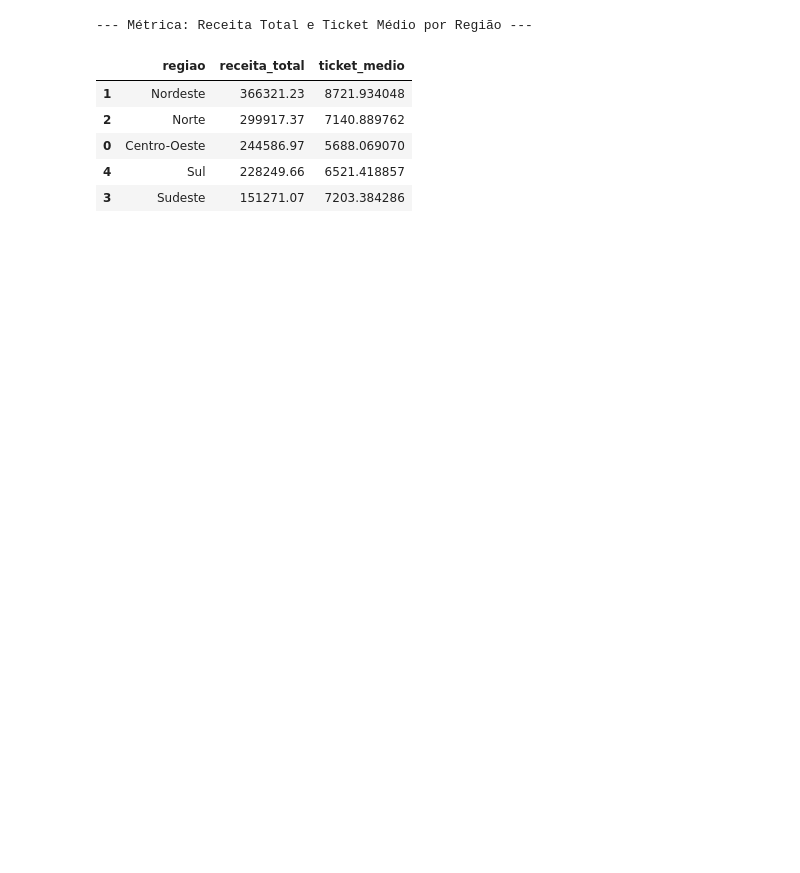
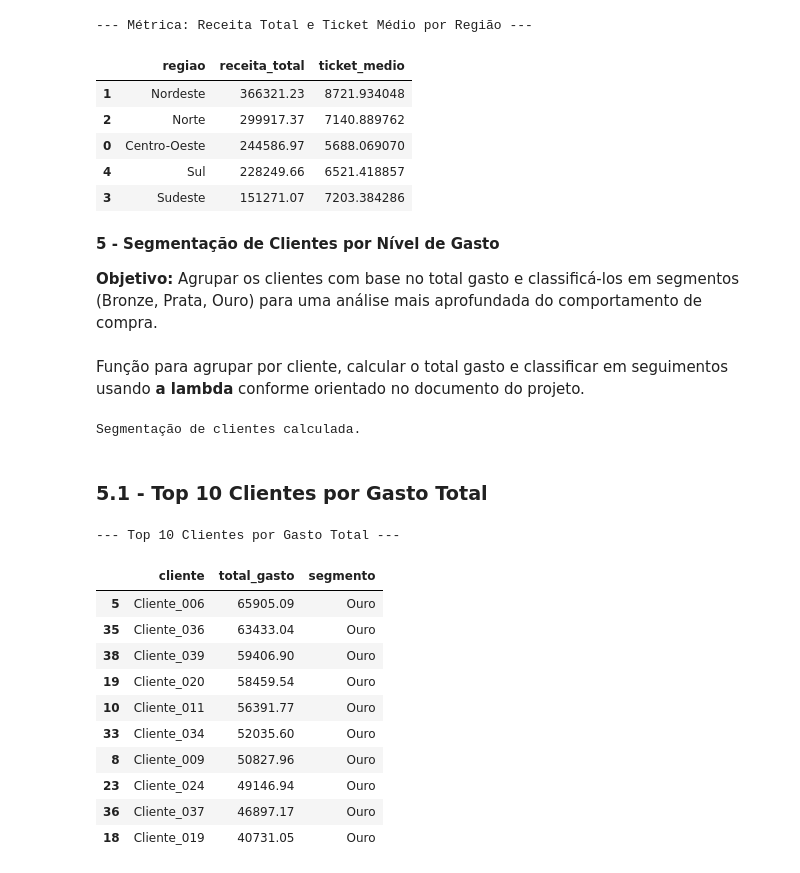
Before and after one commit to nemseibr/SCTEC2026.SALESINSIGHT.PY, a Jupyter notebook: SCTEC2026.SALESINSIGHT/PROJETO_SALESINSIGHT/salesinsight.ipynb, the cells around one changed output. Drawn from its saved outputs; the diff is of its cells as text; code cells hidden in the pictures; blank space fills up the shorter version.

```diff
--- a/SCTEC2026.SALESINSIGHT/PROJETO_SALESINSIGHT/salesinsight.ipynb
+++ b/SCTEC2026.SALESINSIGHT/PROJETO_SALESINSIGHT/salesinsight.ipynb
@@ -529,3 +537,46 @@ display(metricas_agregadas['por_regiao'])
 | 0 | Centro-Oeste | 244586.97 | 5688.069070 |
 | 4 | Sul | 228249.66 | 6521.418857 |
 | 3 | Sudeste | 151271.07 | 7203.384286 |
+# %% [markdown]
+**5 - Segmentação de Clientes por Nível de Gasto**
+
+**Objetivo:** Agrupar os clientes com base no total gasto e classificá-los em segmentos (Bronze, Prata, Ouro) para uma análise mais aprofundada do comportamento de compra.
+# %% [markdown]
+Função para agrupar por cliente, calcular o total gasto e classificar em seguimentos usando **a lambda** conforme orientado no documento do projeto.
+# %%
+def segmentar_clientes(df):
+
+    # Agrupar por cliente e calcular o total gasto
+    gasto_por_cliente = df.groupby('cliente')['receita_total'].sum().reset_index()
+    gasto_por_cliente.rename(columns={'receita_total': 'total_gasto'}, inplace=True)
+
+    # Classificar clientes em segmentos usando uma função lambda
+    gasto_por_cliente['segmento'] = gasto_por_cliente['total_gasto'].apply(lambda x:
+        'Bronze' if x < 5000 else
+        ('Prata' if x >= 5000 and x <= 15000 else 'Ouro')
+    )
+    return gasto_por_cliente
+
+# Aplicar a função para segmentar os clientes
+df_segmentacao_clientes = segmentar_clientes(df_limpo)
+print("Segmentação de clientes calculada.")
+# %% [output]
+Segmentação de clientes calculada.
+# %% [markdown]
+### 5.1 - Top 10 Clientes por Gasto Total
+# %%
+print("\n--- Top 10 Clientes por Gasto Total ---")
+display(df_segmentacao_clientes.sort_values(by='total_gasto', ascending=False).head(10))
+# %% [output]
+--- Top 10 Clientes por Gasto Total ---
+|  | cliente | total_gasto | segmento |
+| 5 | Cliente_006 | 65905.09 | Ouro |
+| 35 | Cliente_036 | 63433.04 | Ouro |
+| 38 | Cliente_039 | 59406.90 | Ouro |
+| 19 | Cliente_020 | 58459.54 | Ouro |
+| 10 | Cliente_011 | 56391.77 | Ouro |
+| 33 | Cliente_034 | 52035.60 | Ouro |
+| 8 | Cliente_009 | 50827.96 | Ouro |
+| 23 | Cliente_024 | 49146.94 | Ouro |
+| 36 | Cliente_037 | 46897.17 | Ouro |
+| 18 | Cliente_019 | 40731.05 | Ouro |
```
Also changed, not shown: parts of 43 cells of this notebook.
